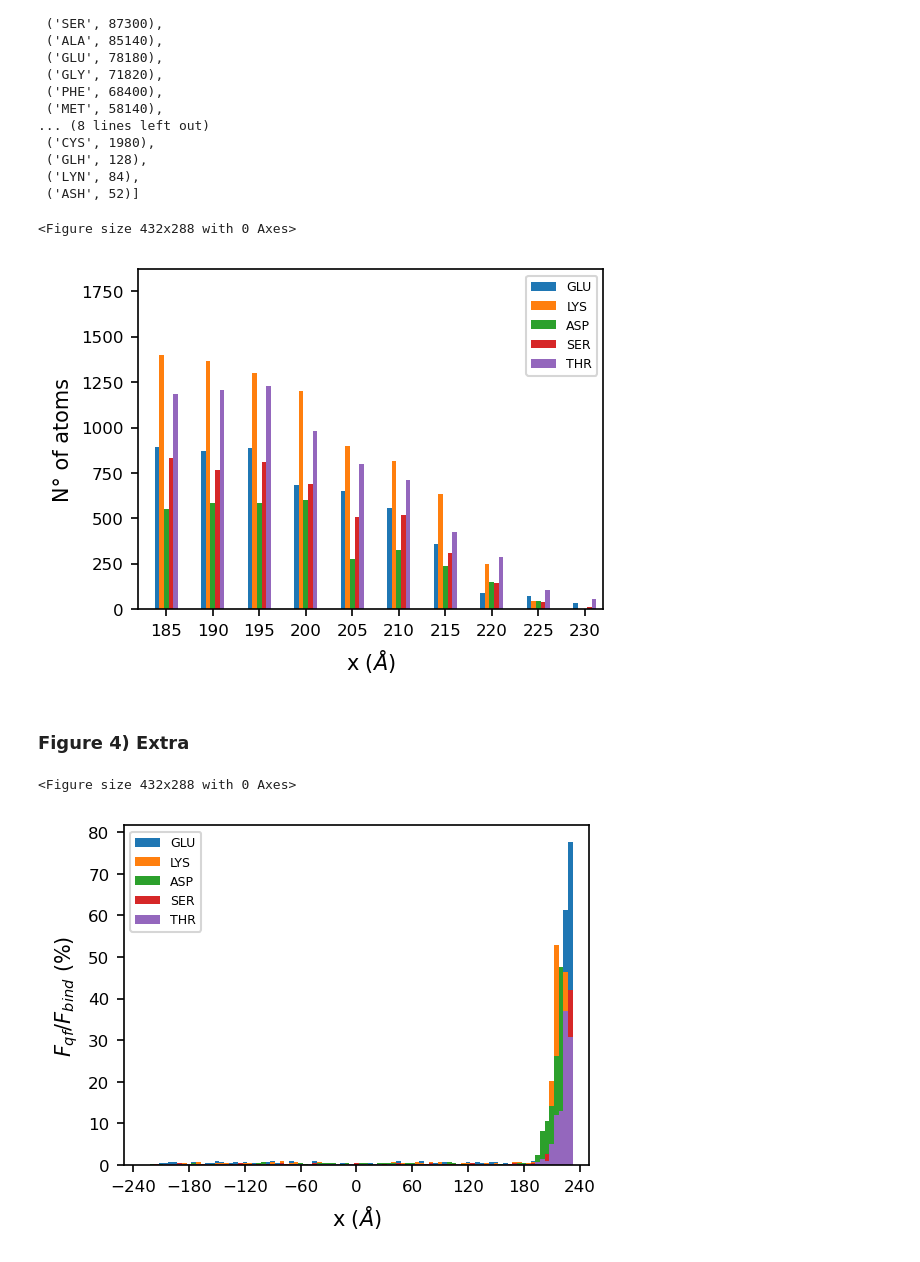
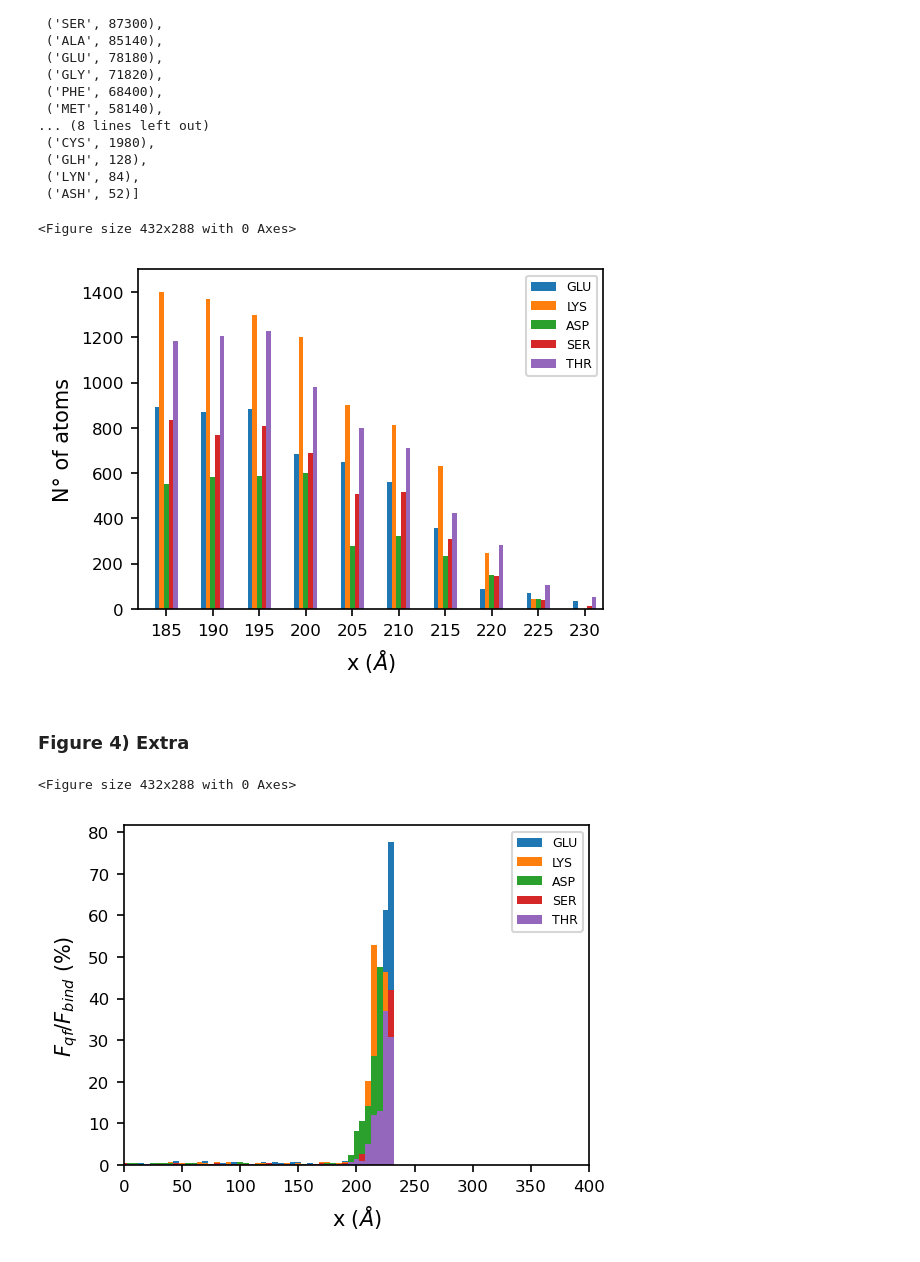
Before and after one commit to iaddison-smith/plots_afmtip, a Jupyter notebook: Forcesqf_afmtip.ipynb, the cells around one changed output. Drawn from its saved outputs; the diff is of its cells as text; code cells hidden in the pictures.

```diff
--- a/Forcesqf_afmtip.ipynb
+++ b/Forcesqf_afmtip.ipynb
@@ -345,32 +350,33 @@ plt.xlabel('x $(\AA)$')
 plt.ylabel(r'N° of atoms')
 plt.xticks(numpy.linspace(185,240,(240-185)//h +1))
 plt.xlim([182,232])
+plt.ylim([0,1500])
 plt.savefig('plots_aminoacid\\forces_qf_condelta_bar_{0}ang_4b.pdf'.format(h), format='pdf',dpi=300,bbox_inches='tight')
 plt.show()
 # %% [output]
 <Figure size 432x288 with 0 Axes>
-[figure, old version]
+[figure, new version]
 # %% [markdown]
 ### Figure 4) Extra
 # %%
 h= 5
 planes, f_porcent_chain,f_porcent_chain_mag = get_f_porcent_planes(-285,285,h,fqf_386,types,position,amino_acid_name)
 
 plt.clf()
 plt.figure(figsize=(4,3),dpi=150)
 plt.bar(planes, f_porcent_chain_mag['GLU'],width=h,label='GLU')
 plt.bar(planes, f_porcent_chain_mag['LYS'],width=h,label='LYS')
 plt.bar(planes, f_porcent_chain_mag['ASP'],width=h,label='ASP')
 plt.bar(planes, f_porcent_chain_mag['SER'],width=h,label='SER')
 plt.bar(planes, f_porcent_chain_mag['THR'],width=h,label='THR')
 plt.legend(prop={'size': 6})
 plt.xlabel('x $(\AA)$'); plt.ylabel(r'$F_{qf}/F_{bind}$ (%) ')
-plt.xlim([-250,250]); plt.xticks(numpy.arange(-240,250,60))
+plt.xlim([0,400]); plt.xticks(numpy.arange(0,410,50))
 plt.savefig('plots_aminoacid\\forces_qf_condelta_bar_{0}_4aextra.pdf'.format(str(h)), format='pdf',dpi=300,bbox_inches='tight')
 plt.show()
 # %% [output]
 <Figure size 432x288 with 0 Axes>
-[figure, old version]
+[figure, new version]
 # %%
 #Verification of the most important amino acids by force magnitude
 f_porcent_chain_mag_sorted = sorted(f_porcent_chain_mag.items(), key=lambda x: max(x[1]), reverse=True)
```
Also changed, not shown: parts of 6 cells of this notebook.
